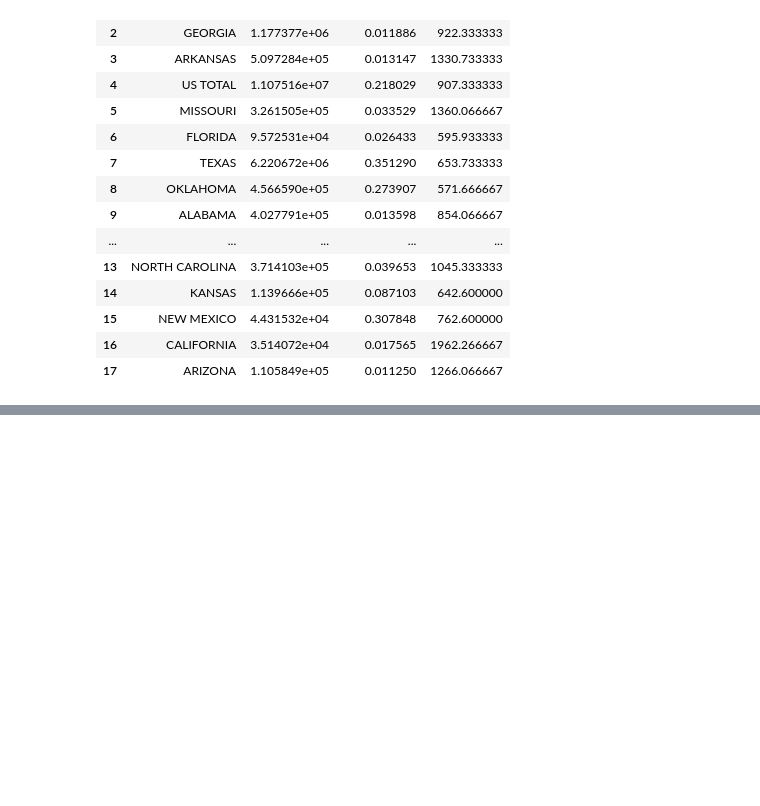
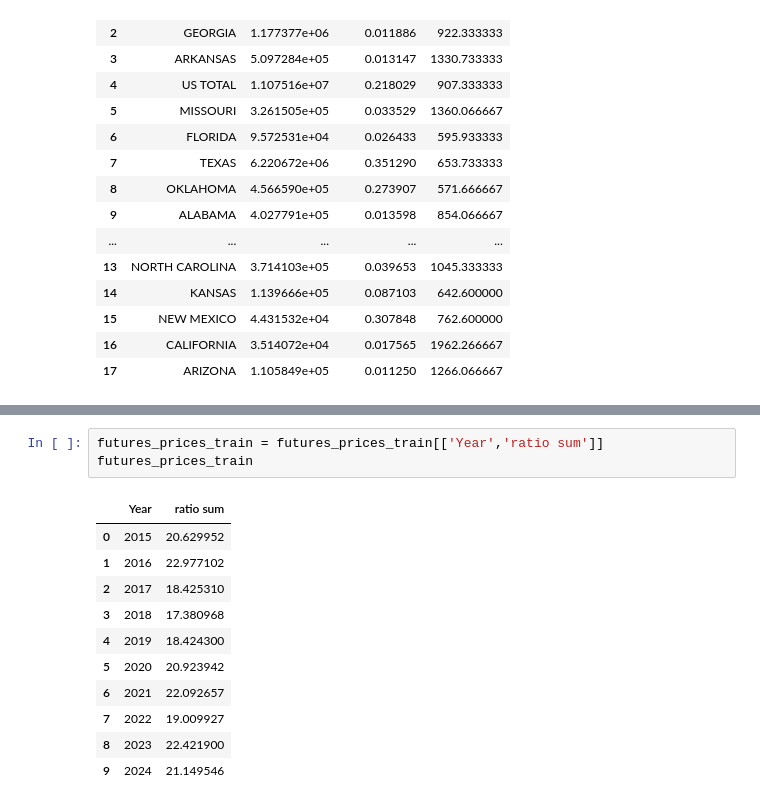
Before and after one commit to leolu12321/pjldc, a Jupyter notebook: upland.ipynb, the cells around one changed output, grey strips where cells are left out. Drawn from its saved outputs; the diff is of its cells as text; blank space fills up the shorter version.

```diff
--- a/upland.ipynb
+++ b/upland.ipynb
@@ -517,0 +631,15 @@ upland
+# %%
+futures_prices_train = futures_prices_train[['Year','ratio sum']]
+futures_prices_train
+# %% [output]
+|  | Year | ratio sum |
+| 0 | 2015 | 20.629952 |
+| 1 | 2016 | 22.977102 |
+| 2 | 2017 | 18.425310 |
+| 3 | 2018 | 17.380968 |
+| 4 | 2019 | 18.424300 |
+| 5 | 2020 | 20.923942 |
+| 6 | 2021 | 22.092657 |
+| 7 | 2022 | 19.009927 |
+| 8 | 2023 | 22.421900 |
+| 9 | 2024 | 21.149546 |
```
Also changed, not shown: parts of 10 cells of this notebook, 20 other files.
